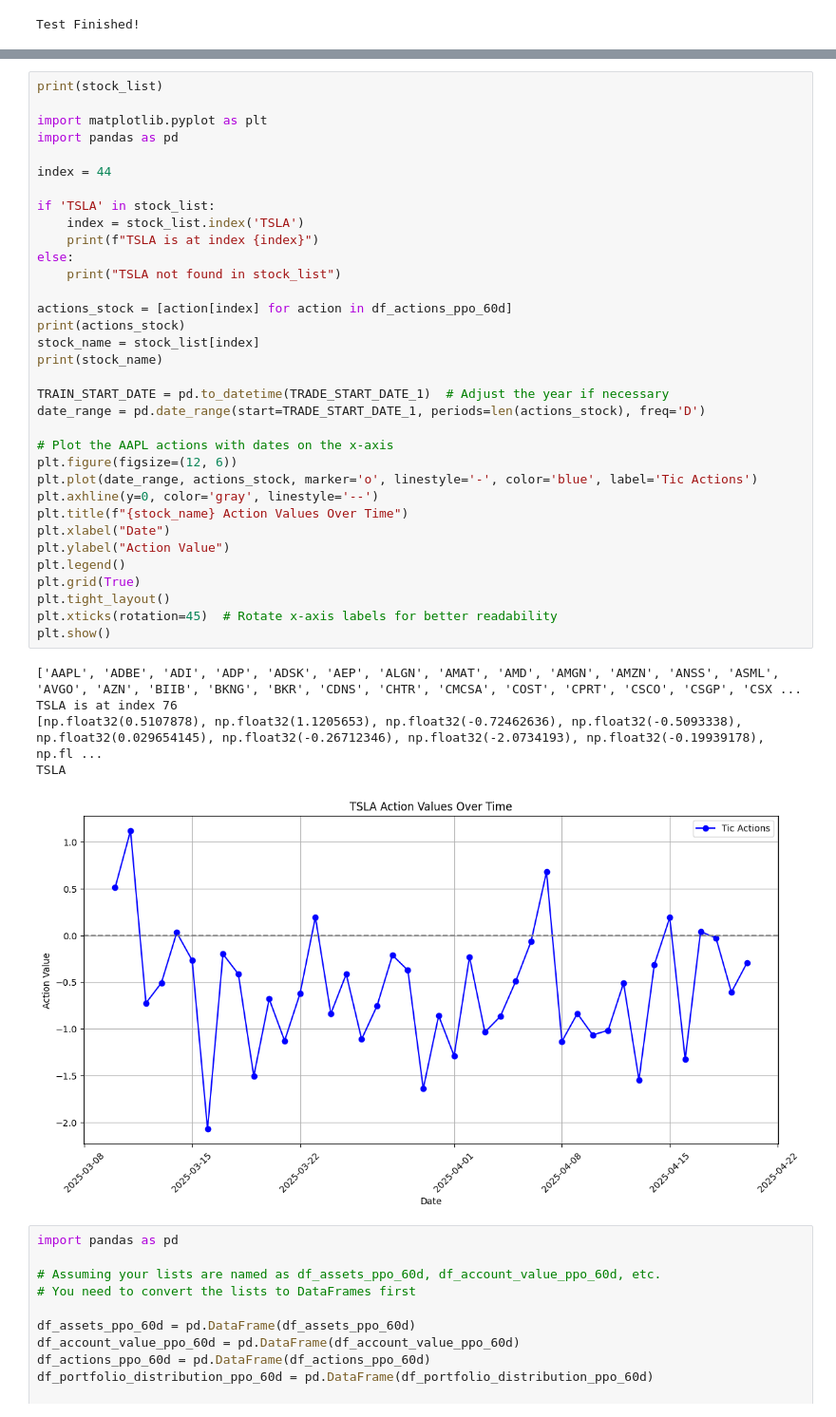
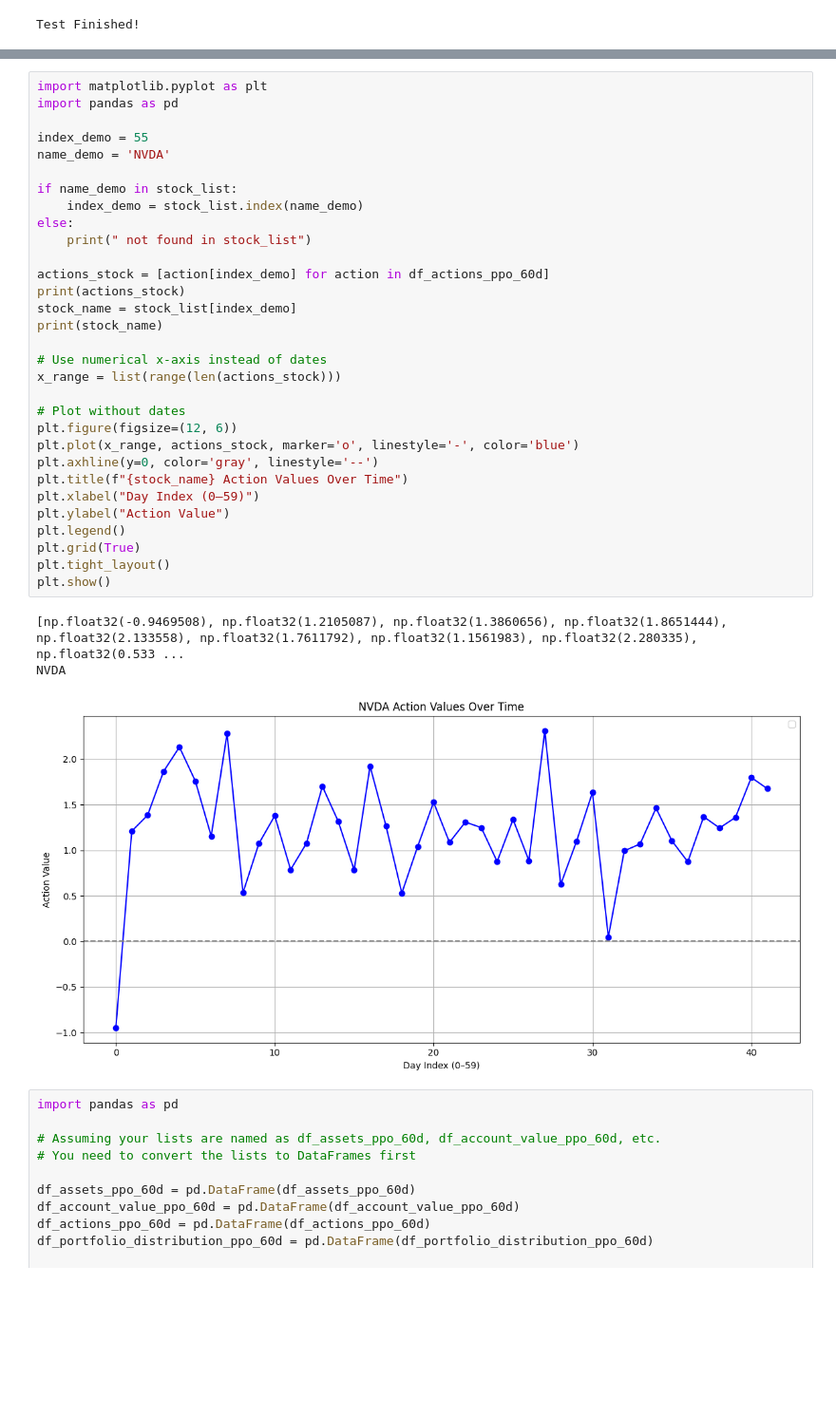
Before and after one commit to siren7075/TradingAgentRL, a Jupyter notebook: TradingAgentFinRL.ipynb, the cells around one changed output, grey strips where cells are left out. Shown at 95% size. Drawn from its saved outputs; the diff is of its cells as text; blank space fills up the shorter version.

```diff
--- a/TradingAgentFinRL.ipynb
+++ b/TradingAgentFinRL.ipynb
@@ -1342,43 +1109,38 @@ Test Finished!
 # %%
-print(stock_list)
-
 import matplotlib.pyplot as plt
 import pandas as pd
 
-index = 44
+index_demo = 55
+name_demo = 'NVDA'
 
-if 'TSLA' in stock_list:
-    index = stock_list.index('TSLA')
-    print(f"TSLA is at index {index}")
+if name_demo in stock_list:
+    index_demo = stock_list.index(name_demo)
 else:
-    print("TSLA not found in stock_list")
+    print(" not found in stock_list")
 
-actions_stock = [action[index] for action in df_actions_ppo_60d]
+actions_stock = [action[index_demo] for action in df_actions_ppo_60d]
 print(actions_stock)
-stock_name = stock_list[index]
+stock_name = stock_list[index_demo]
 print(stock_name)
 
-TRAIN_START_DATE = pd.to_datetime(TRADE_START_DATE_1)  # Adjust the year if necessary
-date_range = pd.date_range(start=TRADE_START_DATE_1, periods=len(actions_stock), freq='D')
+# Use numerical x-axis instead of dates
+x_range = list(range(len(actions_stock)))
 
-# Plot the AAPL actions with dates on the x-axis
+# Plot without dates
 plt.figure(figsize=(12, 6))
-plt.plot(date_range, actions_stock, marker='o', linestyle='-', color='blue', label='Tic Actions')
+plt.plot(x_range, actions_stock, marker='o', linestyle='-', color='blue')
 plt.axhline(y=0, color='gray', linestyle='--')
 plt.title(f"{stock_name} Action Values Over Time")
-plt.xlabel("Date")
+plt.xlabel("Day Index (0–59)")
 plt.ylabel("Action Value")
 plt.legend()
 plt.grid(True)
 plt.tight_layout()
-plt.xticks(rotation=45)  # Rotate x-axis labels for better readability
 plt.show()
 # %% [output]
-['AAPL', 'ADBE', 'ADI', 'ADP', 'ADSK', 'AEP', 'ALGN', 'AMAT', 'AMD', 'AMGN', 'AMZN', 'ANSS', 'ASML', 'AVGO', 'AZN', 'BIIB', 'BKNG', 'BKR', 'CDNS', 'CHTR', 'CMCSA', 'COST', 'CPRT', 'CSCO', 'CSGP', 'CSX ...
-TSLA is at index 76
-[np.float32(0.5107878), np.float32(1.1205653), np.float32(-0.72462636), np.float32(-0.5093338), np.float32(0.029654145), np.float32(-0.26712346), np.float32(-2.0734193), np.float32(-0.19939178), np.fl ...
-TSLA
+[np.float32(-0.9469508), np.float32(1.2105087), np.float32(1.3860656), np.float32(1.8651444), np.float32(2.133558), np.float32(1.7611792), np.float32(1.1561983), np.float32(2.280335), np.float32(0.533 ...
+NVDA
-[figure, old version]
+[figure, new version]
 # %%
 import pandas as pd
 
```
Also changed, not shown: parts of 16 cells of this notebook.
